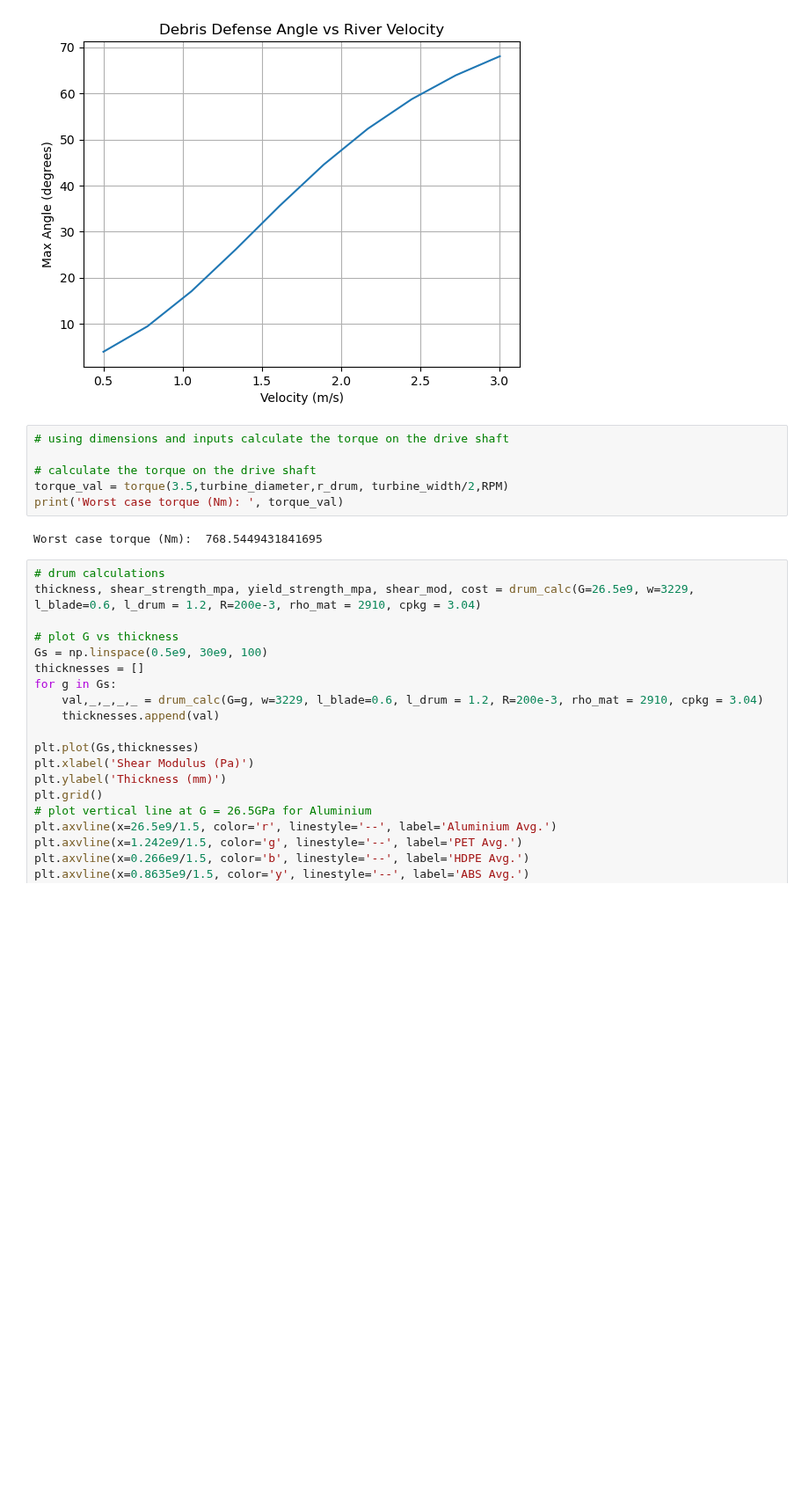
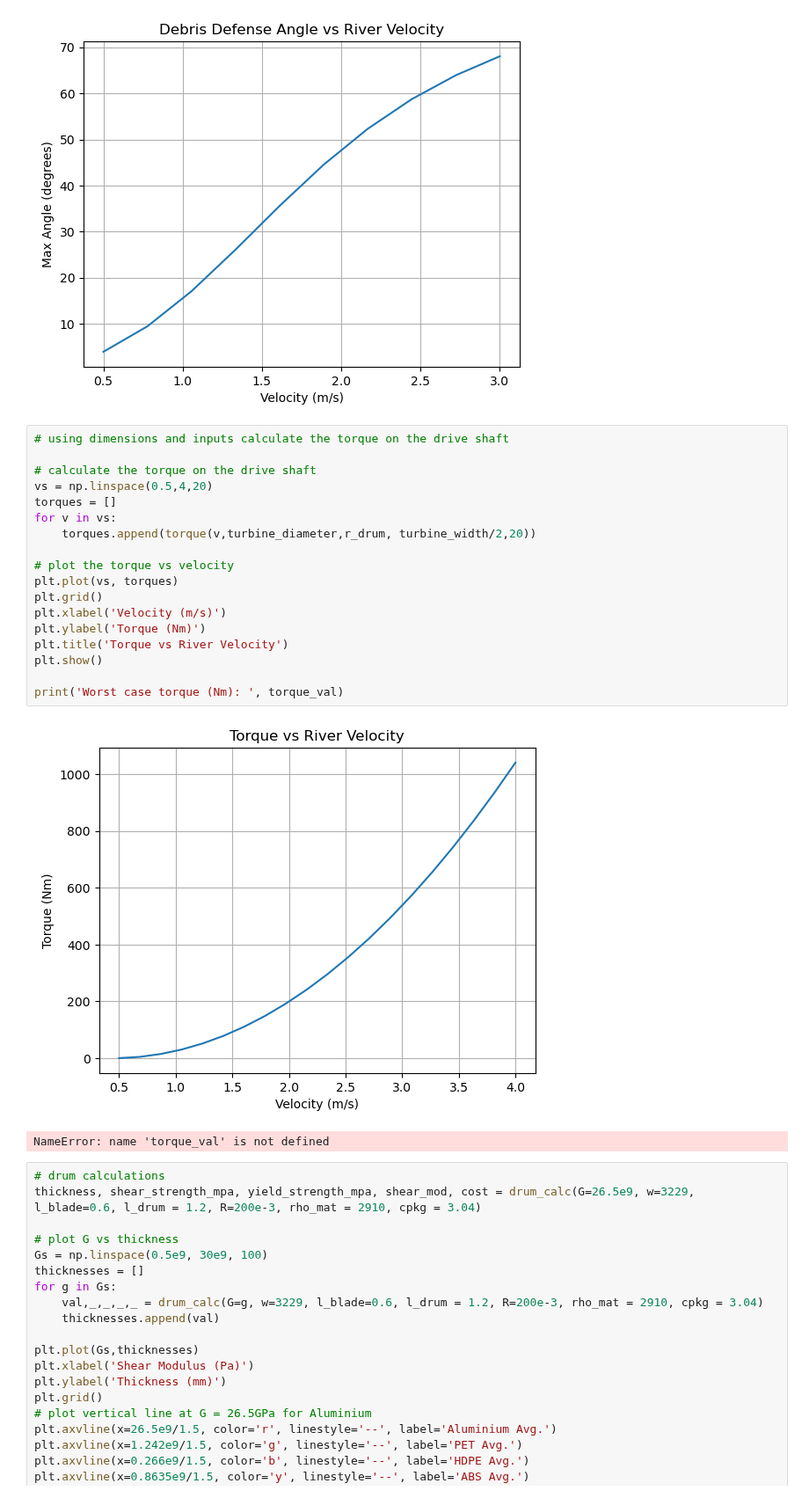
Before and after one commit to pilipb/DP5-code, a Jupyter notebook: main.ipynb, the cells around one changed output. Shown at 88% size. Drawn from its saved outputs; the diff is of its cells as text; blank space fills up the shorter version.

```diff
--- a/main.ipynb
+++ b/main.ipynb
@@ -211,11 +206,24 @@ plt.show()
 # %%
 # using dimensions and inputs calculate the torque on the drive shaft
 
 # calculate the torque on the drive shaft
-torque_val = torque(3.5,turbine_diameter,r_drum, turbine_width/2,RPM)
+vs = np.linspace(0.5,4,20)
+torques = []
+for v in vs:
+    torques.append(torque(v,turbine_diameter,r_drum, turbine_width/2,20))
+
+# plot the torque vs velocity
+plt.plot(vs, torques)
+plt.grid()
+plt.xlabel('Velocity (m/s)')
+plt.ylabel('Torque (Nm)')
+plt.title('Torque vs River Velocity')
+plt.show()
+
 print('Worst case torque (Nm): ', torque_val)
 # %% [output]
+[figure, added]
-Worst case torque (Nm):  768.5449431841695
+NameError: name 'torque_val' is not defined
 # %%
 # drum calculations
 thickness, shear_strength_mpa, yield_strength_mpa, shear_mod, cost = drum_calc(G=26.5e9, w=3229, l_blade=0.6, l_drum = 1.2, R=200e-3, rho_mat = 2910, cpkg = 3.04)
```
Also changed, not shown: parts of 6 cells of this notebook.
